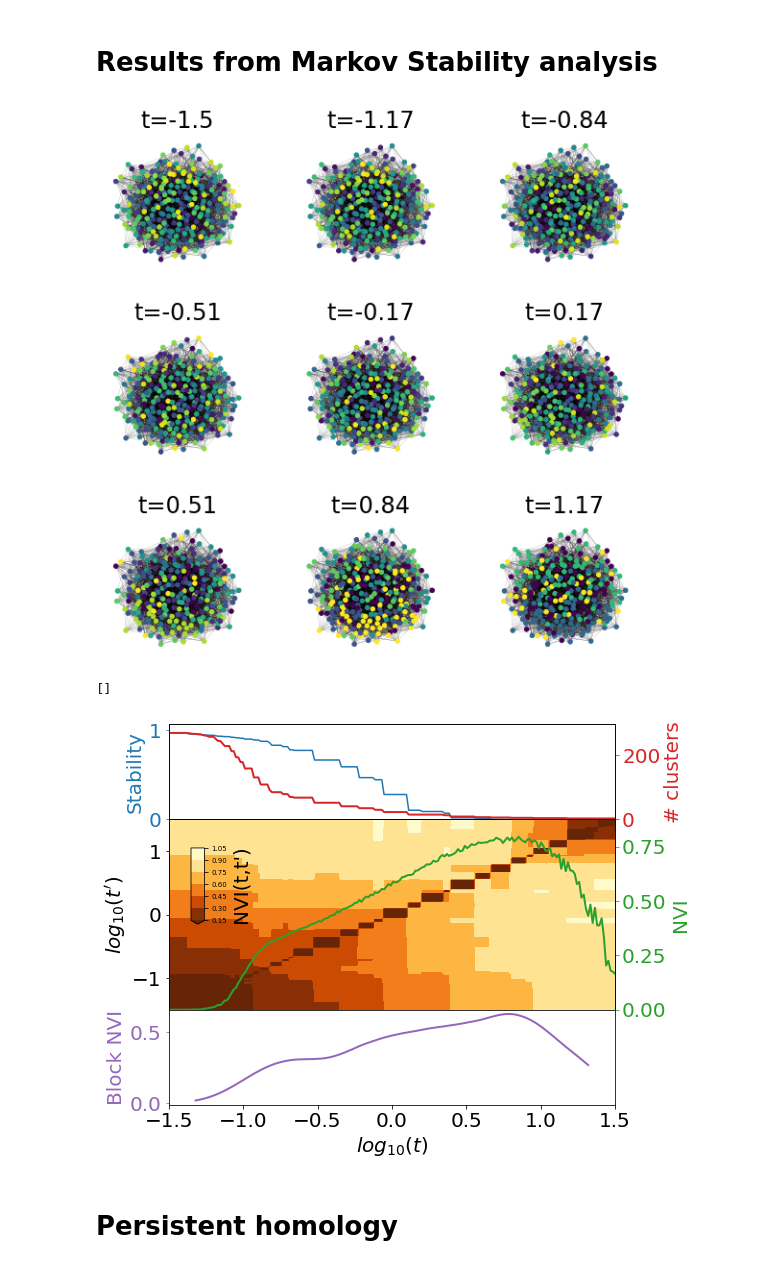
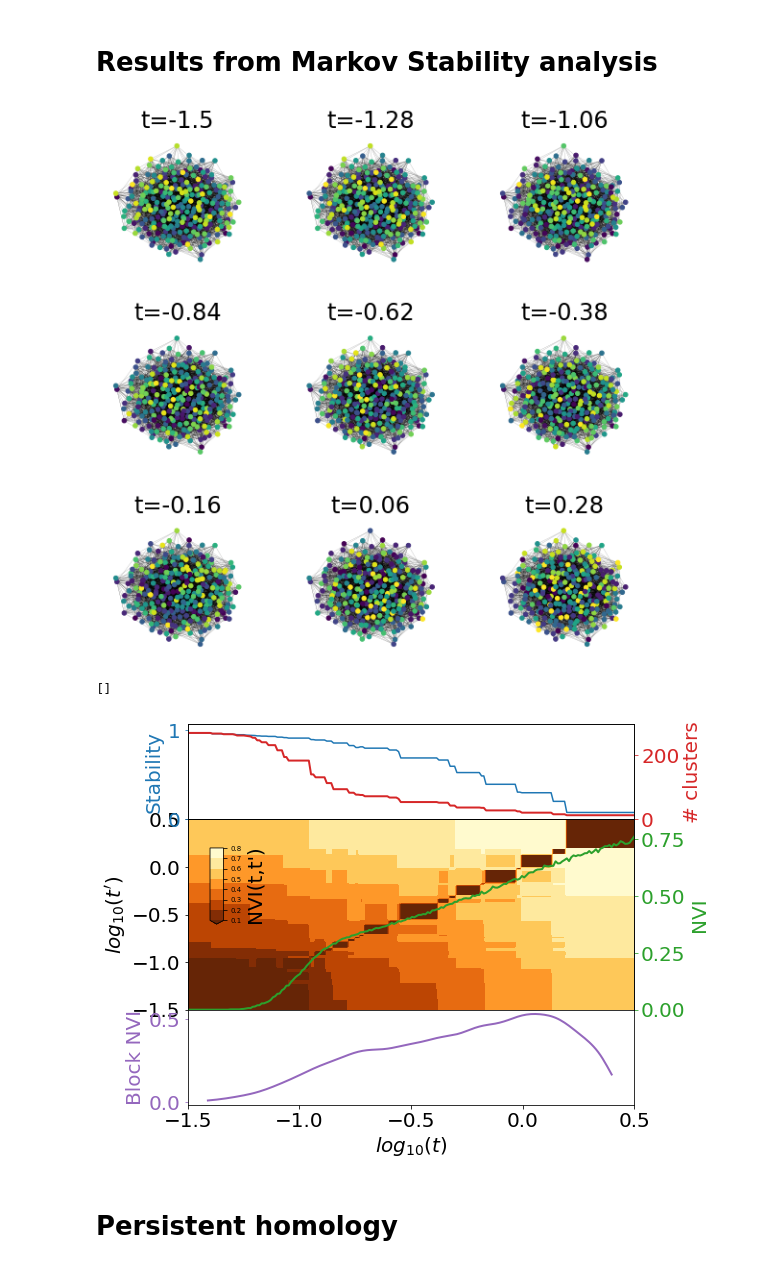
Before and after one commit to barahona-research-group/MCF, a Jupyter notebook: notebooks/220426_Erdos_Renyi.ipynb, the cells around one changed output. Drawn from its saved outputs; the diff is of its cells as text; code cells hidden in the pictures.

```diff
--- a/notebooks/220426_Erdos_Renyi.ipynb
+++ b/notebooks/220426_Erdos_Renyi.ipynb
@@ -76,7 +75,7 @@ G.number_of_edges()
 # Set MS parameters
 n_scale = 200
 min_scale = -1.5
-max_scale = 1.5
+max_scale = 0.5
 # %%
 # initialise MSF object
 msf = MSF()
@@ -115,18 +114,18 @@ for i, ax in enumerate(axes.flat):
     ax.set(title=r't={}'.format(np.around(log_scales[scale],2)))
 plt.show()
 # %% [output]
-[figure, old version]
+[figure, new version]
 # %%
 # select optimal scales
-identify_optimal_scales(all_results,kernel_size=30,window_size=25)
+identify_optimal_scales(all_results,kernel_size=50,window_size=20)
 selected_scales = log_scales[all_results['selected_partitions']]
 print(selected_scales)
 figure(figsize=(8, 7))
 plotting.plot_scan(all_results)
 plt.savefig(root_fig +'ER_MS.pdf',bbox_inches='tight')
 # %% [output]
 []
-[figure, old version]
+[figure, new version]
 # %%
 selected_paritions = all_results['selected_partitions']
 
```
Also changed, not shown: parts of 13 cells of this notebook, 1 other file.
